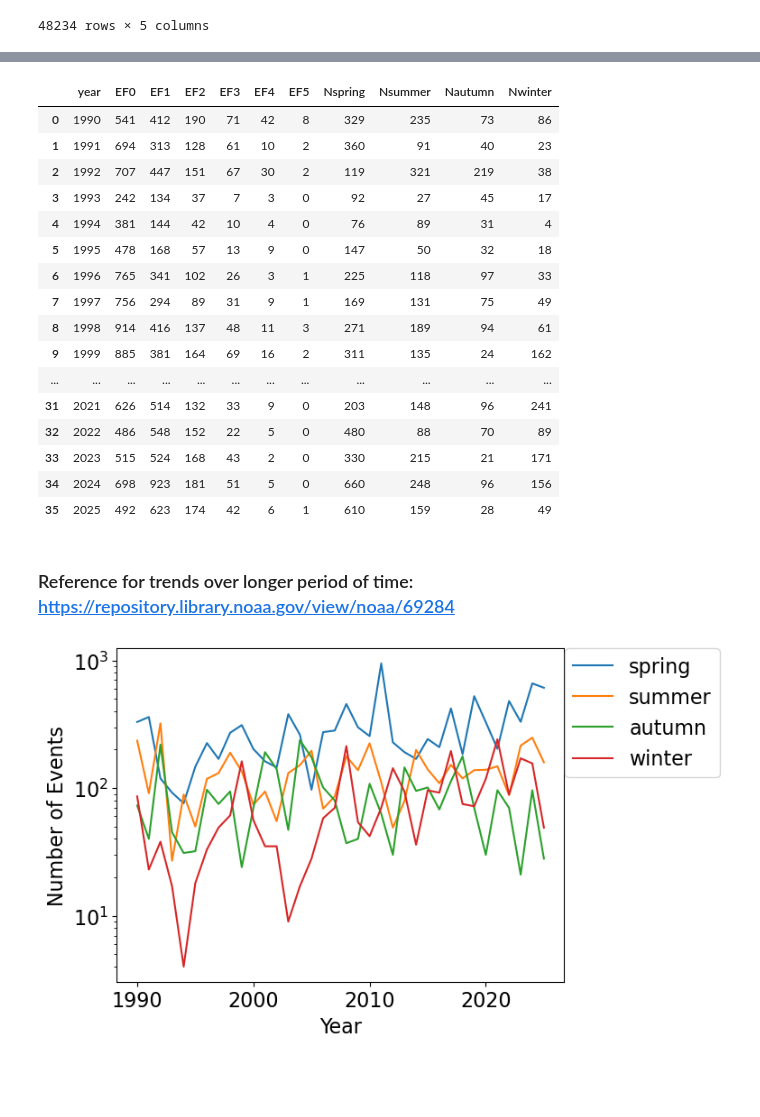
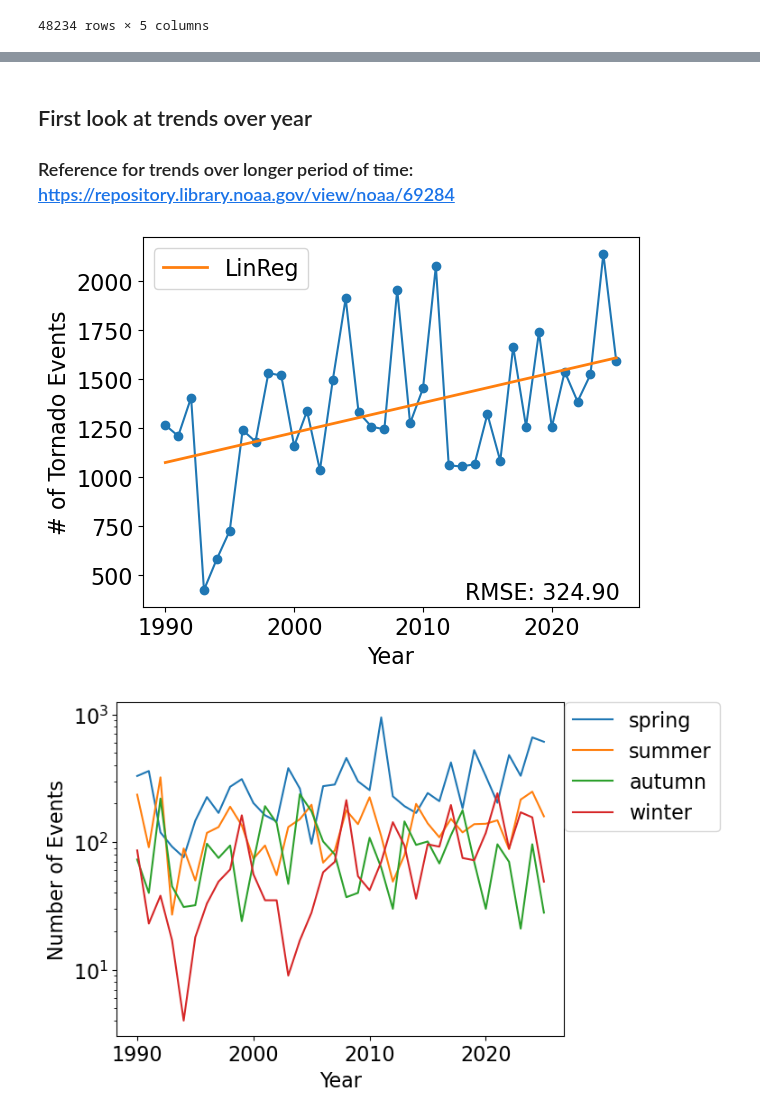
Before and after one commit to Erdos-Projects/summer26-twister, a Jupyter notebook: notebooks/seasons_EFscale_year.ipynb, the cells around one changed output, grey strips where cells are left out. Saved outputs shown, nothing was run; the diff lists cells and outputs as text; code cells hidden in the pictures; blank space fills up the shorter version.

```diff
--- a/notebooks/seasons_EFscale_year.ipynb
+++ b/notebooks/seasons_EFscale_year.ipynb
@@ -123,25 +69,34 @@ dfall
-# %%
-df
-# %% [output]
-|  | year | EF0 | EF1 | EF2 | EF3 | EF4 | EF5 | Nspring | Nsummer | Nautumn | Nwinter |
-| 0 | 1990 | 541 | 412 | 190 | 71 | 42 | 8 | 329 | 235 | 73 | 86 |
-| 1 | 1991 | 694 | 313 | 128 | 61 | 10 | 2 | 360 | 91 | 40 | 23 |
-| 2 | 1992 | 707 | 447 | 151 | 67 | 30 | 2 | 119 | 321 | 219 | 38 |
-| 3 | 1993 | 242 | 134 | 37 | 7 | 3 | 0 | 92 | 27 | 45 | 17 |
-| 4 | 1994 | 381 | 144 | 42 | 10 | 4 | 0 | 76 | 89 | 31 | 4 |
-| 5 | 1995 | 478 | 168 | 57 | 13 | 9 | 0 | 147 | 50 | 32 | 18 |
-| 6 | 1996 | 765 | 341 | 102 | 26 | 3 | 1 | 225 | 118 | 97 | 33 |
-| 7 | 1997 | 756 | 294 | 89 | 31 | 9 | 1 | 169 | 131 | 75 | 49 |
-| 8 | 1998 | 914 | 416 | 137 | 48 | 11 | 3 | 271 | 189 | 94 | 61 |
-| 9 | 1999 | 885 | 381 | 164 | 69 | 16 | 2 | 311 | 135 | 24 | 162 |
-| ... | ... | ... | ... | ... | ... | ... | ... | ... | ... | ... | ... |
-| 31 | 2021 | 626 | 514 | 132 | 33 | 9 | 0 | 203 | 148 | 96 | 241 |
-| 32 | 2022 | 486 | 548 | 152 | 22 | 5 | 0 | 480 | 88 | 70 | 89 |
-| 33 | 2023 | 515 | 524 | 168 | 43 | 2 | 0 | 330 | 215 | 21 | 171 |
-| 34 | 2024 | 698 | 923 | 181 | 51 | 5 | 0 | 660 | 248 | 96 | 156 |
-| 35 | 2025 | 492 | 623 | 174 | 42 | 6 | 1 | 610 | 159 | 28 | 49 |
 # %% [markdown]
-###  Reference for trends over longer period of time: https://repository.library.noaa.gov/view/noaa/69284
+## First look at trends over year
+
+### Reference for trends over longer period of time: https://repository.library.noaa.gov/view/noaa/69284
+# %%
+annual_totals_raw = dfall.groupby('YEAR').size().to_dict() # sums up number of tornadoes per year
+unique_years = np.unique(X)
+
+years_total = np.array(list(annual_totals_raw.keys()))
+counts_total = np.array(list(annual_totals_raw.values()))
+
+model = LinearRegression()
+model.fit(years_total.reshape(-1,1),(counts_total))
+
+total_slope = model.coef_[0]
+total_intercept = model.intercept_
+
+rmse = np.sqrt(mean_squared_error(counts_total, model.predict(years_total.reshape(-1,1))))
+
+proj_total = lambda t: (total_slope * t + total_intercept)
+
+plt.plot(years_total, counts_total, marker='o', linestyle='-')
+plt.plot(years_total, (model.predict(years_total.reshape(-1,1))), linewidth = 2, linestyle='-', label='LinReg')
+plt.xlabel('Year')
+plt.ylabel('# of Tornado Events')
+plt.annotate('RMSE: {:.2f}'.format(rmse), xy=(0.65, 0.02), xycoords='axes fraction')
+plt.legend()
+
+plt.savefig('../plots/Ntornados_year.pdf', bbox_inches='tight')
+# %% [output]
+[figure, added]
 # %%
 df = pd.read_csv('../data/processed/years_season_EFscale.csv', index_col=0)
 dfall = pd.read_csv('../data/processed/tornadoes_all.csv', index_col=0)
```
Also changed, not shown: parts of 40 cells of this notebook, 11 other files.
